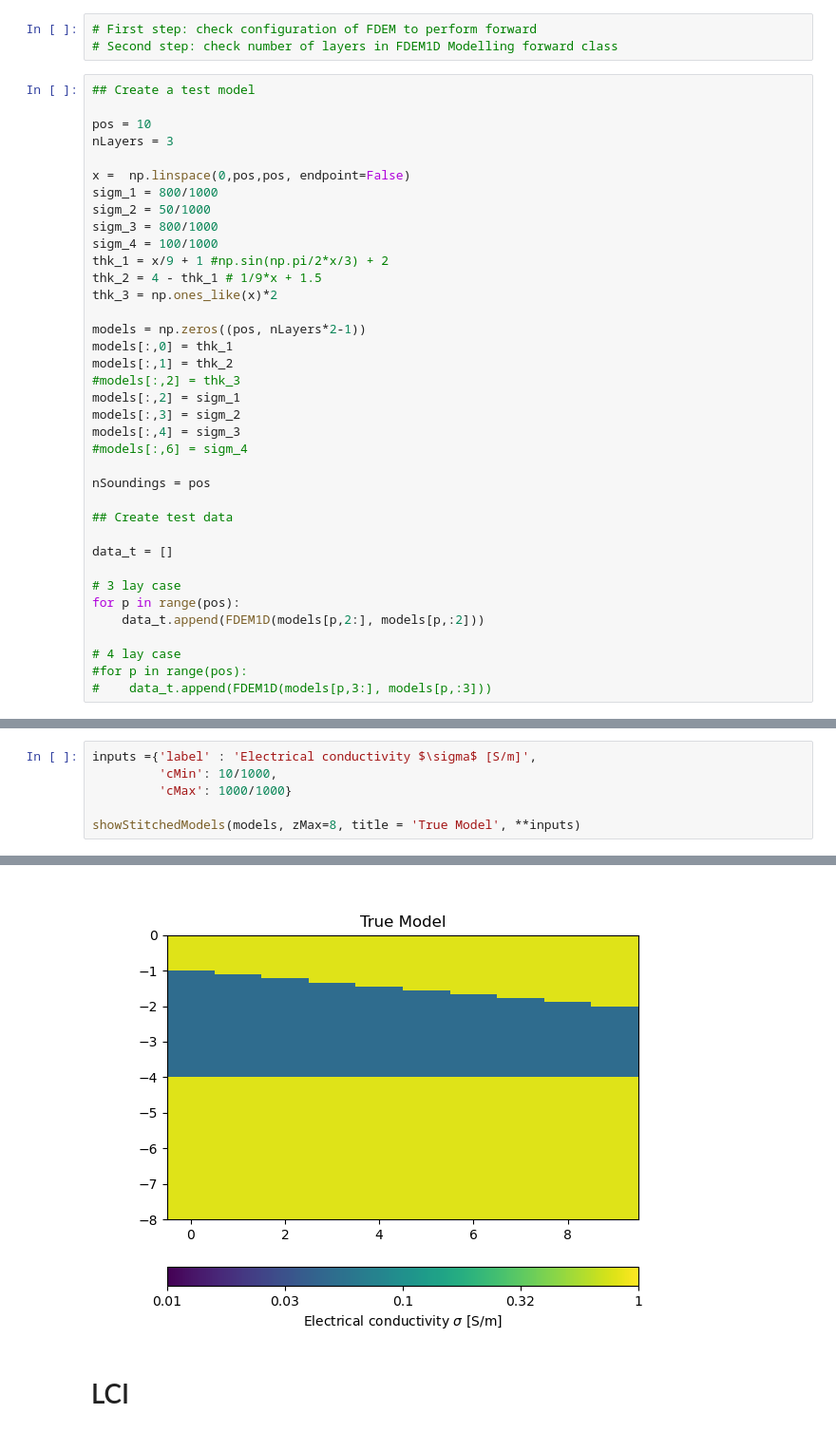
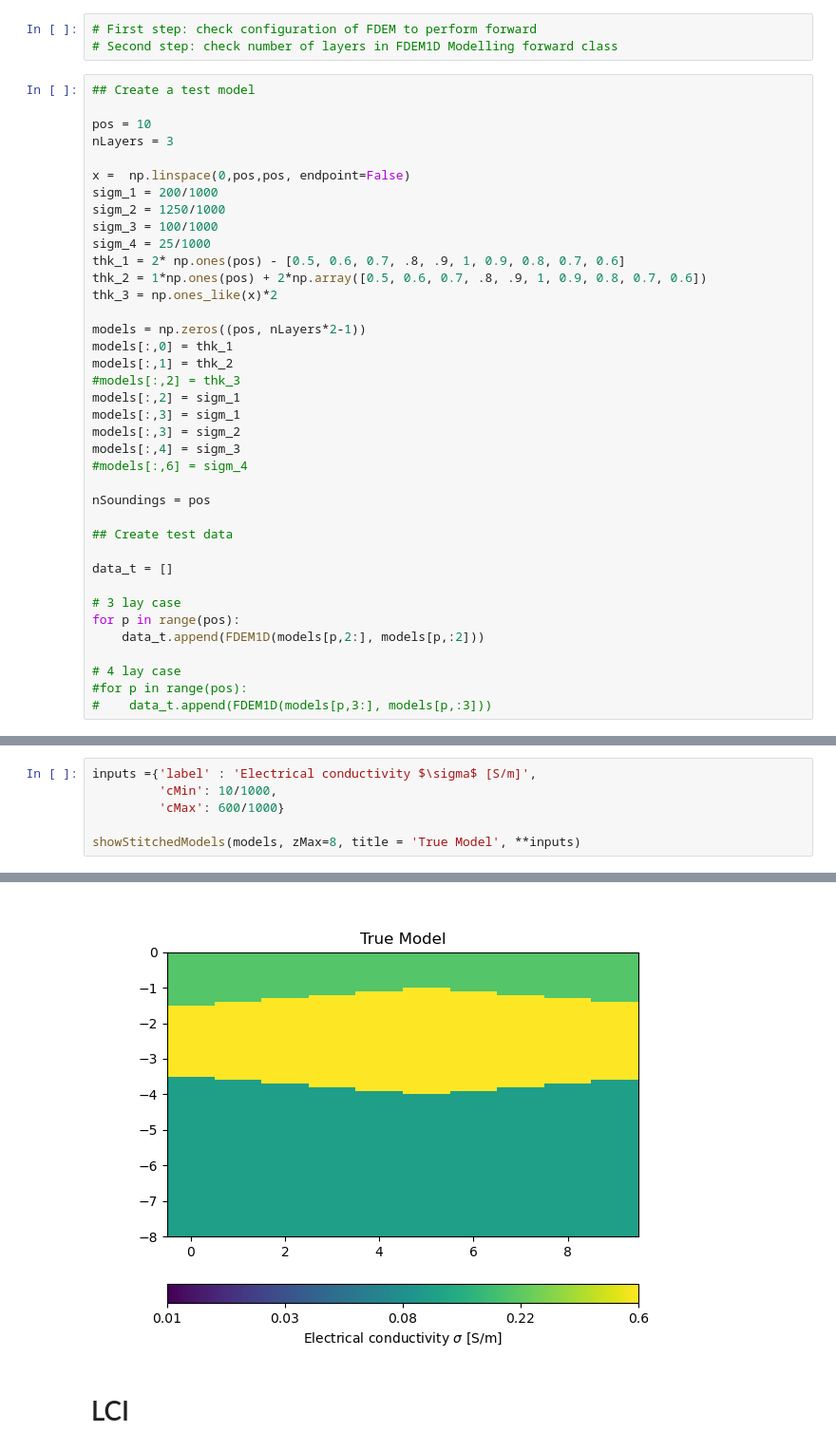
Before and after one commit to mariacarrizo/FDEM_LCI_PWI, a Jupyter notebook: LCI_new.ipynb, the cells around one changed output, grey strips where cells are left out. Shown at 95% size. Cells and saved outputs as stored; diff of their text form.

```diff
--- a/LCI_new.ipynb
+++ b/LCI_new.ipynb
@@ -22,12 +22,12 @@ pos = 10
 nLayers = 3
 
 x =  np.linspace(0,pos,pos, endpoint=False)
-sigm_1 = 800/1000
-sigm_2 = 50/1000
-sigm_3 = 800/1000
-sigm_4 = 100/1000
-thk_1 = x/9 + 1 #np.sin(np.pi/2*x/3) + 2
-thk_2 = 4 - thk_1 # 1/9*x + 1.5
+sigm_1 = 200/1000
+sigm_2 = 1250/1000
+sigm_3 = 100/1000
+sigm_4 = 25/1000
+thk_1 = 2* np.ones(pos) - [0.5, 0.6, 0.7, .8, .9, 1, 0.9, 0.8, 0.7, 0.6]
+thk_2 = 1*np.ones(pos) + 2*np.array([0.5, 0.6, 0.7, .8, .9, 1, 0.9, 0.8, 0.7, 0.6])
 thk_3 = np.ones_like(x)*2
 
 models = np.zeros((pos, nLayers*2-1))
@@ -35,6 +35,7 @@ models[:,0] = thk_1
 models[:,1] = thk_2
 #models[:,2] = thk_3
 models[:,2] = sigm_1
+models[:,3] = sigm_1
 models[:,3] = sigm_2
 models[:,4] = sigm_3
 #models[:,6] = sigm_4
@@ -55,12 +61,12 @@ for p in range(pos):
 # %%
 inputs ={'label' : 'Electrical conductivity $\sigma$ [S/m]',
          'cMin': 10/1000,
-         'cMax': 1000/1000}
+         'cMax': 600/1000}
 
 showStitchedModels(models, zMax=8, title = 'True Model', **inputs)
 # %% [output]
 <AxesSubplot:title={'center':'True Model'}>
-[figure, old version]
+[figure, new version]
 # %% [markdown]
 # LCI
 # %%
```
Also changed, not shown: parts of 11 cells of this notebook.
